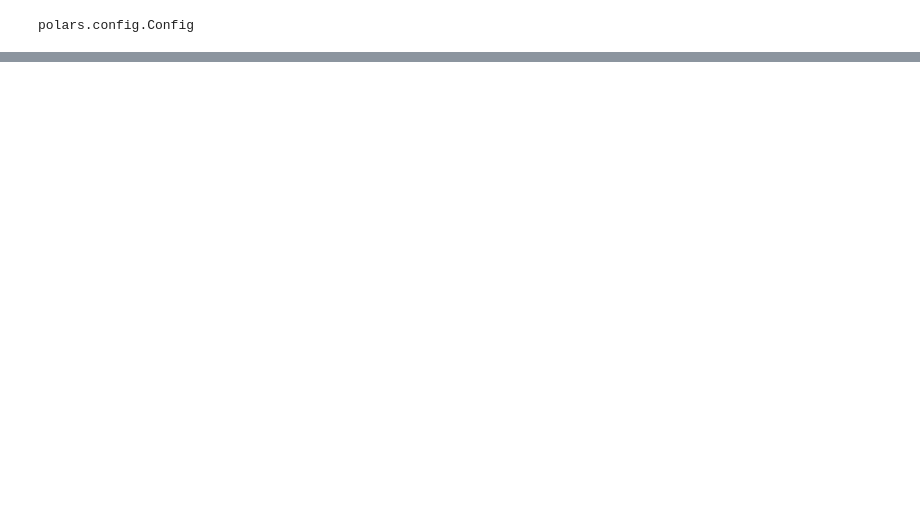
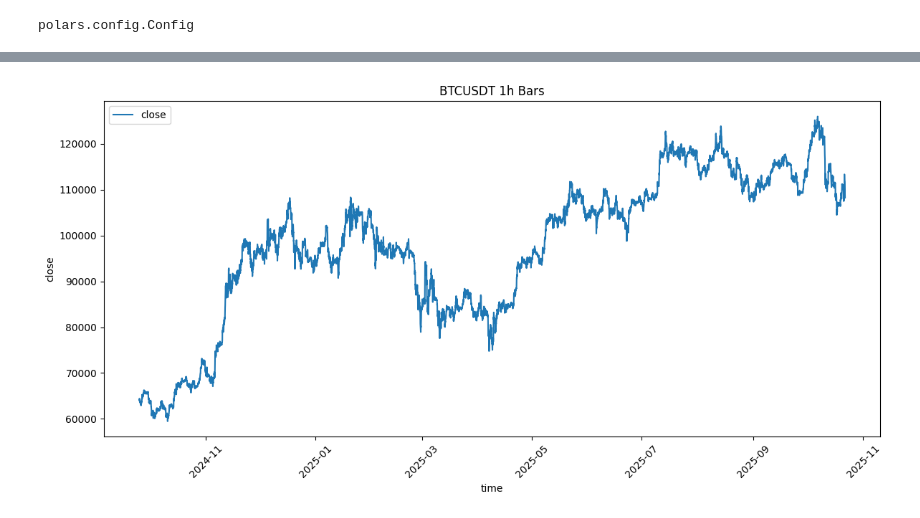
Before and after one commit to Ujju999/quant-strategy, a Jupyter notebook: model_development.ipynb, the cells around one changed output, grey strips where cells are left out. Cells and saved outputs as stored; diff of their text form; code cells hidden in the pictures; blank space fills up the shorter version.

Commit message:
loading and visuallisation of data

```diff
--- a/model_development.ipynb
+++ b/model_development.ipynb
@@ -43,0 +47,3 @@ annualized_rate = research.sharpe_annualization_factor(time_interval, 365,24)
+# %%
+ts = research.load_ohlc_timeseries(sym,time_interval)
+ts
@@ -43,0 +65,4 @@ annualized_rate = research.sharpe_annualization_factor(time_interval, 365,24)
+# %%
+research.plot_static_timeseries(ts,sym,'close',time_interval)
+# %% [output]
+[figure, added]
```
Also changed, not shown: parts of 4 cells of this notebook, 4 other files.
